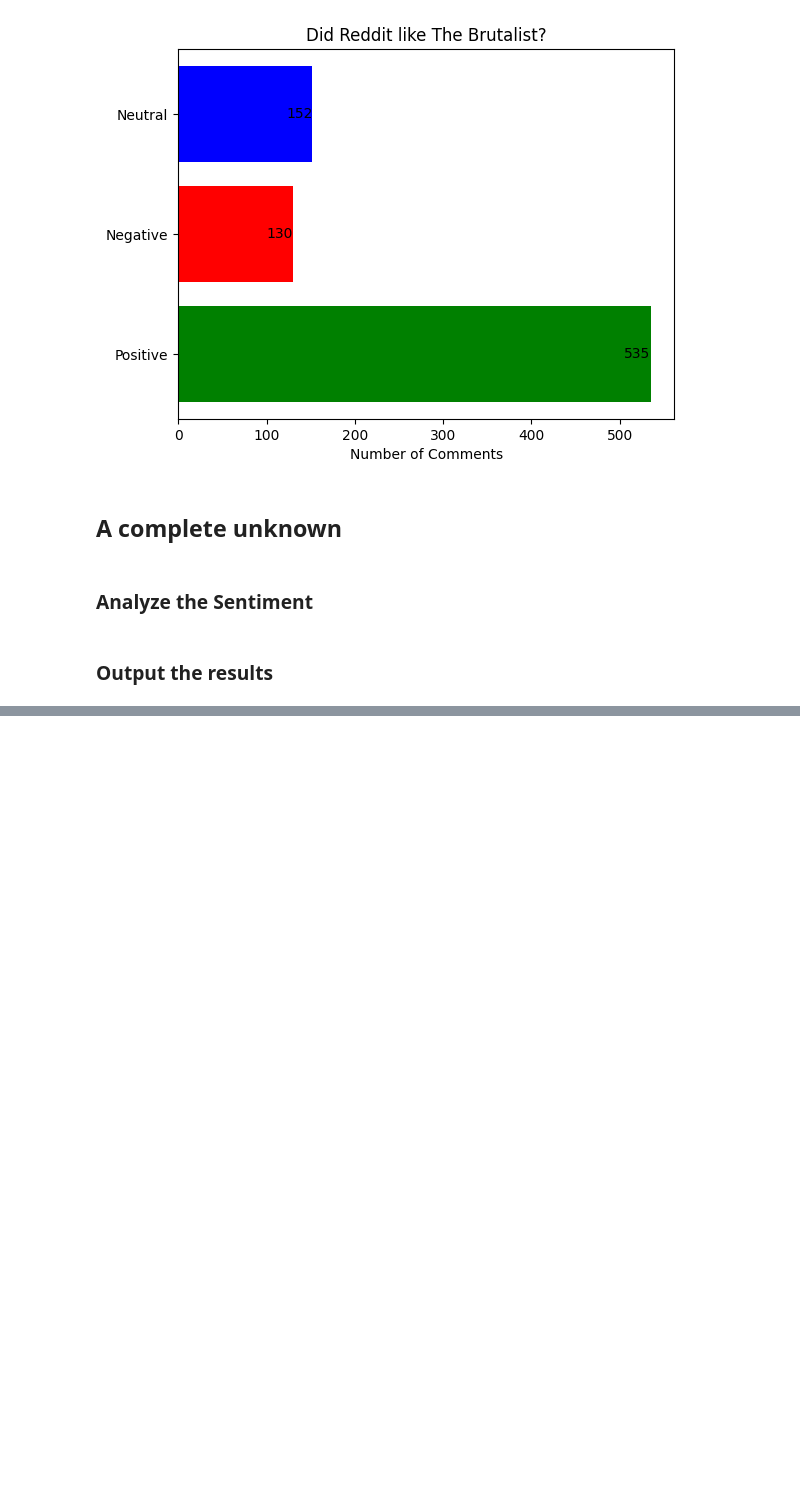
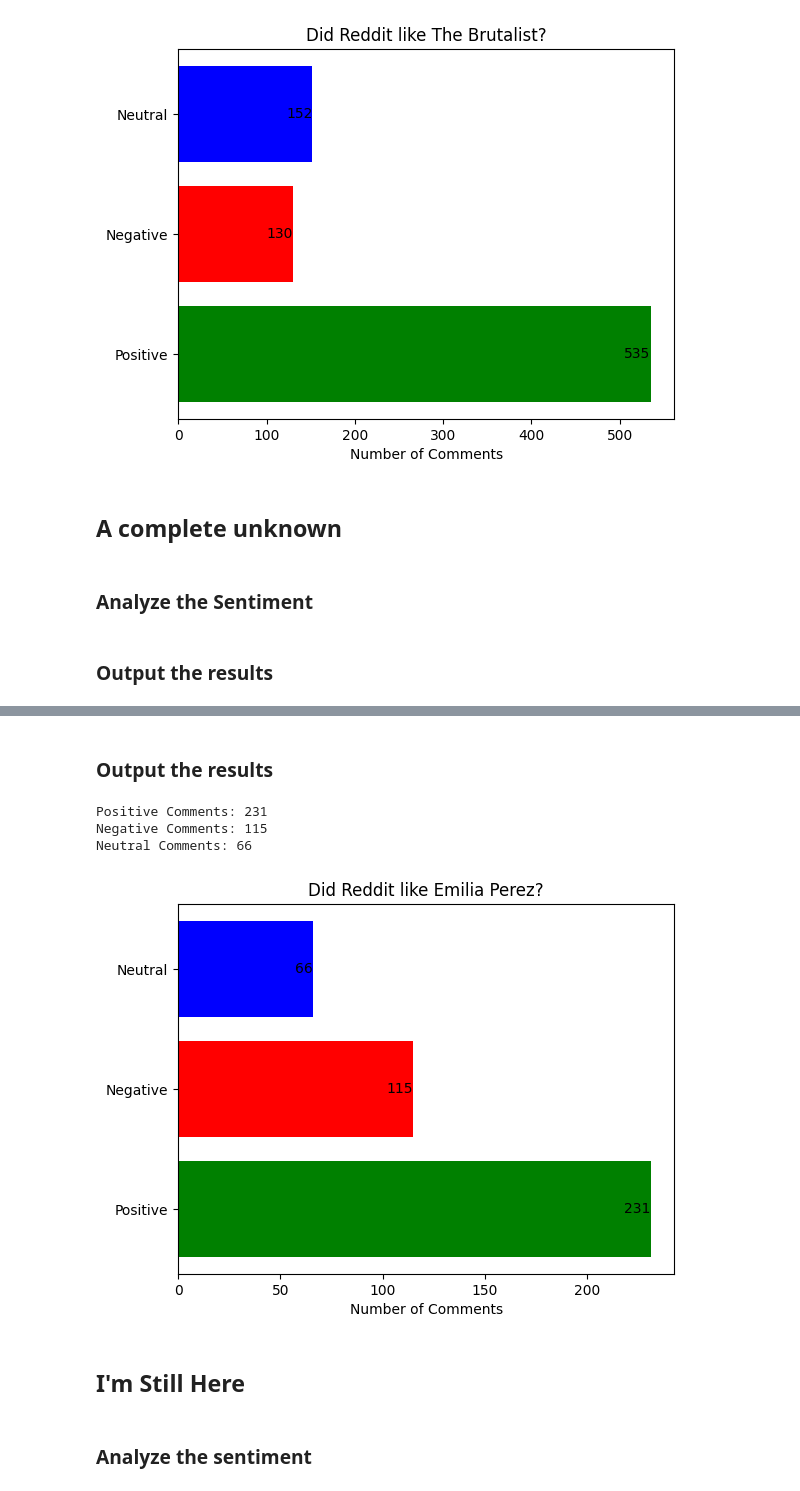
Before and after one commit to johnpherson/oscars, a Jupyter notebook: oscars.ipynb, the cells around one changed output, grey strips where cells are left out. Saved outputs shown, nothing was run; the diff lists cells and outputs as text; code cells hidden in the pictures; blank space fills up the shorter version.

```diff
--- a/oscars.ipynb
+++ b/oscars.ipynb
@@ -237,0 +429,56 @@ Neutral Comments: 173
+# %%
+# Fetch comments and perform sentiment analysis
+submission.comments.replace_more(limit=None)
+comments = submission.comments.list()
+positive_comments = []
+negative_comments = []
+neutral_comments = []
+
+for comment in comments:
+    comment_body = comment.body
+    #print(comment_body)
+    sentiment_score = analyze_sentiment(comment_body)
+
+    # Categorize based on sentiment score
+    if sentiment_score > 0:
+        positive_comments.append(comment_body)
+    elif sentiment_score < 0:
+        negative_comments.append(comment_body)
+    else:
+        neutral_comments.append(comment_body)
+# %% [markdown]
+### Output the results
+# %%
+# Output results
+print(f"Positive Comments: {len(positive_comments)}")
+print(f"Negative Comments: {len(negative_comments)}")
+print(f"Neutral Comments: {len(neutral_comments)}")
+
+positive_count = len(positive_comments)
+negative_count = len(negative_comments)
+neutral_count = len(neutral_comments)
+
+categories = ['Positive', 'Negative', 'Neutral']
+counts = [positive_count, negative_count, neutral_count]
+
+fig, ax = plt.subplots()
+
+bars = ax.barh(categories, counts, color=['green', 'red', 'blue'])
+
+# Add data labels
+for bar in bars:
+    width = bar.get_width()
+    label_x_pos = width - 0.1 if width > 0 else width + 0.1
+    ax.text(label_x_pos, bar.get_y() + bar.get_height()/2, f'{width}', va='center', ha='right' if width > 0 else 'left')
+
+ax.set_xlabel('Number of Comments')
+ax.set_title('Did Reddit like Emilia Perez?')
+
+plt.show()
+# %% [output]
+Positive Comments: 231
+Negative Comments: 115
+Neutral Comments: 66
+[figure, added]
+# %% [markdown]
+## I'm Still Here
@@ -237,0 +506,2 @@ Neutral Comments: 173
+# %% [markdown]
+### Analyze the sentiment
```
Also changed, not shown: parts of 39 cells of this notebook.
